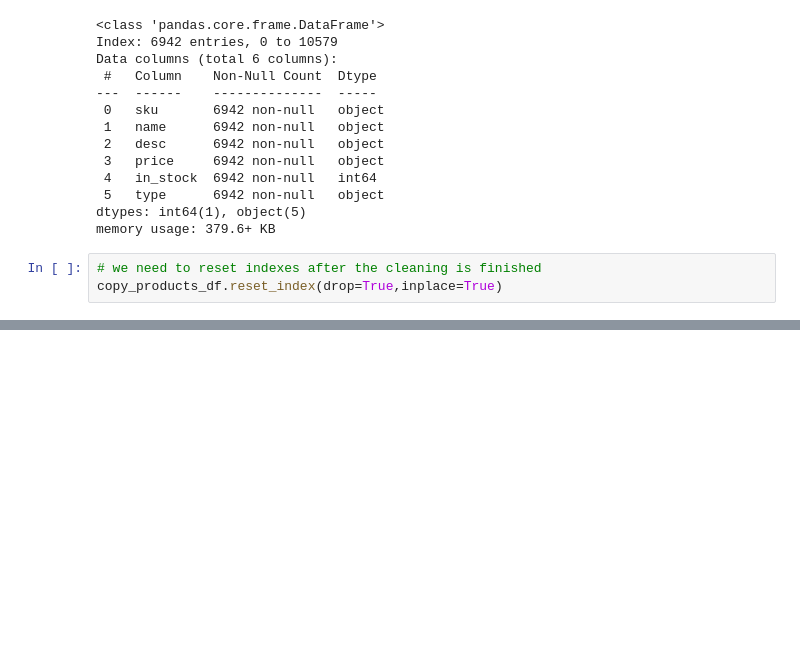
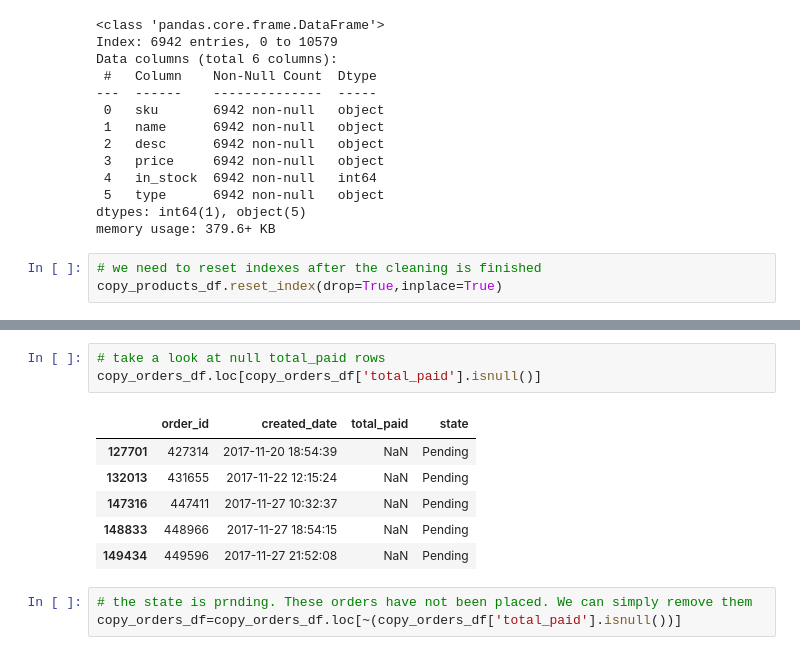
Before and after one commit to yazdan0101/ENIAC-discounts-strategy, a Jupyter notebook: notebooks/data_cleaning.ipynb, the cells around one changed output, grey strips where cells are left out. Drawn from its saved outputs; the diff is of its cells as text; blank space fills up the shorter version.

Commit message:
orders data frame cleaning

```diff
--- a/notebooks/data_cleaning.ipynb
+++ b/notebooks/data_cleaning.ipynb
@@ -206,0 +218,13 @@ IsADirectoryError: [Errno 21] Is a directory: '../data/clean'
+# %%
+# take a look at null total_paid rows
+copy_orders_df.loc[copy_orders_df['total_paid'].isnull()]
+# %% [output]
+|  | order_id | created_date | total_paid | state |
+| 127701 | 427314 | 2017-11-20 18:54:39 | NaN | Pending |
+| 132013 | 431655 | 2017-11-22 12:15:24 | NaN | Pending |
+| 147316 | 447411 | 2017-11-27 10:32:37 | NaN | Pending |
+| 148833 | 448966 | 2017-11-27 18:54:15 | NaN | Pending |
+| 149434 | 449596 | 2017-11-27 21:52:08 | NaN | Pending |
+# %%
+# the state is prnding. These orders have not been placed. We can simply remove them
+copy_orders_df=copy_orders_df.loc[~(copy_orders_df['total_paid'].isnull())]
```
Also changed, not shown: parts of 9 cells of this notebook.
